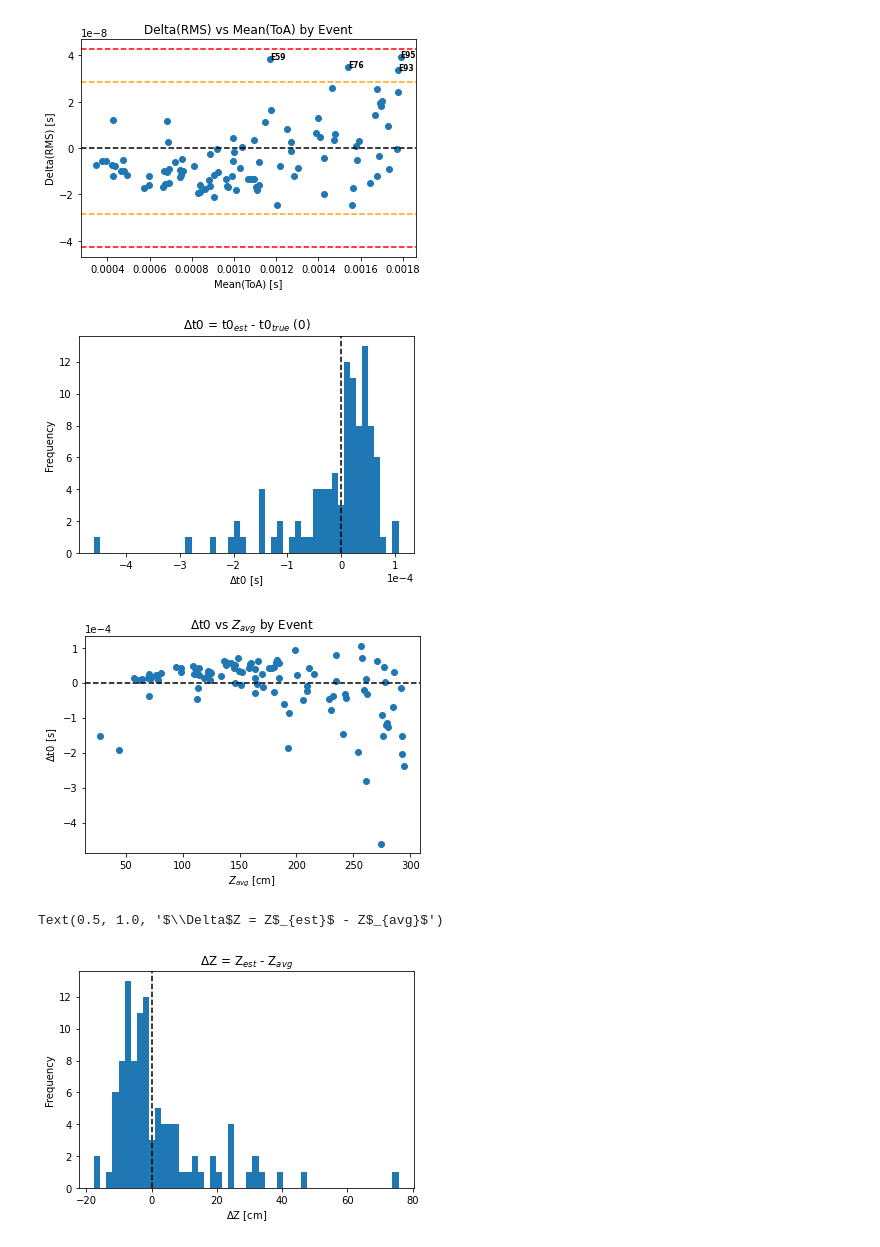
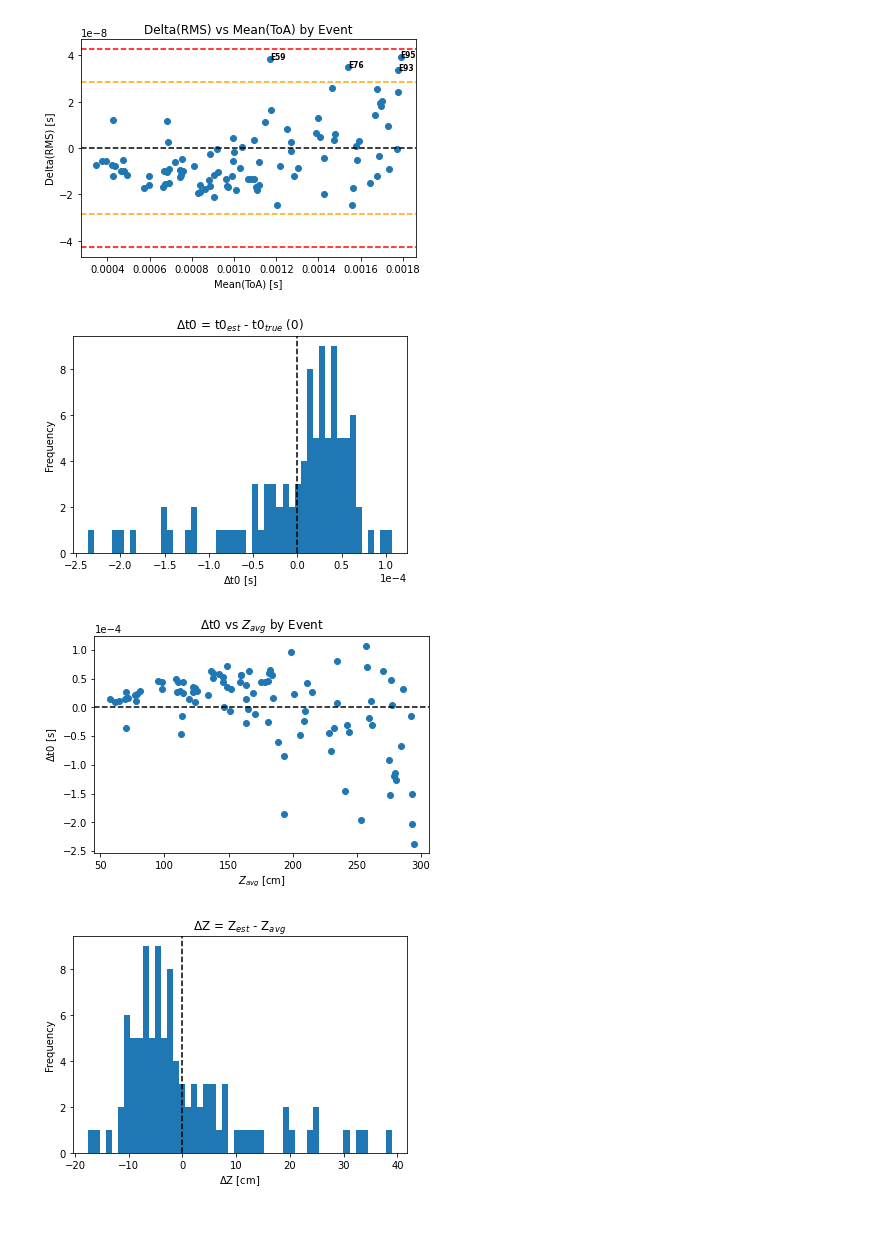
Before and after one commit to Eikenbcr/DUNE, a Jupyter notebook: Warmup/PyMacros/Warmup_Pandas.ipynb, the cells around one changed output. Cells and saved outputs as stored; diff of their text form; code cells hidden in the pictures.

```diff
--- a/Warmup/PyMacros/Warmup_Pandas.ipynb
+++ b/Warmup/PyMacros/Warmup_Pandas.ipynb
@@ -352,3 +352,19 @@ for i in range(0, len(deltaRMS)):
 plt.savefig('Mean_ToA_vs_Delta_RMS_perEvent.png', dpi=1200)
 # %% [output]
 [figure]
+# %%
+def ToF_est(RMS, a):
+    y = (RMS/a)**2
+    return y
+
+def Z_est(RMS, a):
+    y = 1.648e+5*(RMS/a)**2
+    return y
+
+def T0_est(RMS, ToA, a):
+    y = ToA-(RMS/a)**2
+    return y
+
+minEvent_df["ToF_est"] = ToF_est(minEvent_df.RMS, fit_a_min_Event)
+minEvent_df["Z_est"] = Z_est(minEvent_df.RMS, fit_a_min_Event)
+minEvent_df["T0_est"] = T0_est(minEvent_df.RMS, minEvent_df.ToA, fit_a_min_Event)
@@ -515,42 +575,45 @@ def T0_est(RMS, ToA, a):
     y = ToA-(RMS/a)**2
     return y
 
-minEvent_df["ToF_est"] = ToF_est(minEvent_df.RMS, fit_a_min_Event)
-minEvent_df["Z_est"] = Z_est(minEvent_df.RMS, fit_a_min_Event)
-minEvent_df["T0_est"] = T0_est(minEvent_df.RMS, minEvent_df.ToA, fit_a_min_Event)
+minEvent_df_Cut = pd.DataFrame()
+minEvent_df_Cut["RMS"]=pd.Series(minRMS)
+minEvent_df_Cut["ToA"]=pd.Series(meanToA)
+minEvent_df_Cut["ToF_est"] = ToF_est(minRMS, fit_a_min_Event)
+minEvent_df_Cut["Z_est"] = Z_est(minRMS, fit_a_min_Event)
+minEvent_df_Cut["T0_est"] = T0_est(minRMS, meanToA, fit_a_min_Event)
 # %%
 fig = plt.figure()
-plt.hist(minEvent_df.T0_est, bins=50)
+plt.hist(minEvent_df_Cut.T0_est, bins=50)
 plt.axvline(x=0, color='black', linestyle='--')
 plt.xlabel("$\Delta$t0 [s]")
 plt.ylabel("Frequency")
 plt.title("$\Delta$t0 = t$0_{est}$ - t$0_{true}$ (0)")
 plt.ticklabel_format(style='sci', axis='x', scilimits=(0,0))
-plt.savefig('DeltaT0_perEvent.png', dpi=1200)
+plt.savefig('DeltaT0_perEvent_3SigmaCut.png', dpi=1200)
 # %% [output]
-[figure, old version]
+[figure, new version]
 # %%
 fig = plt.figure()
-plt.plot(1.648e+5*minEvent_df.ToA, minEvent_df.T0_est, 'o', label='Data')
+plt.plot(1.648e+5*minEvent_df_Cut.ToA, minEvent_df_Cut.T0_est, 'o', label='Data')
 plt.axhline(y=0, color='black', linestyle='--')
 plt.ylabel("$\Delta$t0 [s]")
 plt.xlabel("$Z_{avg}$ [cm]")
 plt.ticklabel_format(style='sci', axis='y', scilimits=(0,0))
 plt.title("$\Delta$t0 vs $Z_{avg}$ by Event")
-plt.savefig('Z_Avg_vs_DeltaT_perEvent.png', dpi=1200)
+plt.savefig('Z_Avg_vs_DeltaT_perEvent_3SigmaCut.png', dpi=1200)
 # %% [output]
-[figure, old version]
+[figure, new version]
 # %%
-deltaZ=minEvent_df.Z_est-1.648e+5*minEvent_df.ToA
+deltaZ_Cut=minEvent_df_Cut.Z_est-1.648e+5*minEvent_df_Cut.ToA
 
 fig = plt.figure()
-plt.hist(deltaZ, bins=50)
+plt.hist(deltaZ_Cut, bins=50)
 plt.axvline(x=0, color='black', linestyle='--')
 plt.xlabel("$\Delta$Z [cm]")
 plt.ylabel("Frequency")
 plt.title("$\Delta$Z = Z$_{est}$ - Z$_{avg}$")
+plt.savefig('DeltaZ_perEvent_3SigmaCut.png', dpi=1200)
 # %% [output]
-Text(0.5, 1.0, '$\\Delta$Z = Z$_{est}$ - Z$_{avg}$')
-[figure, old version]
+[figure, new version]
 # %%
 fig = plt.figure()
```
Also changed, not shown: parts of 5 cells of this notebook, 4 other files.
